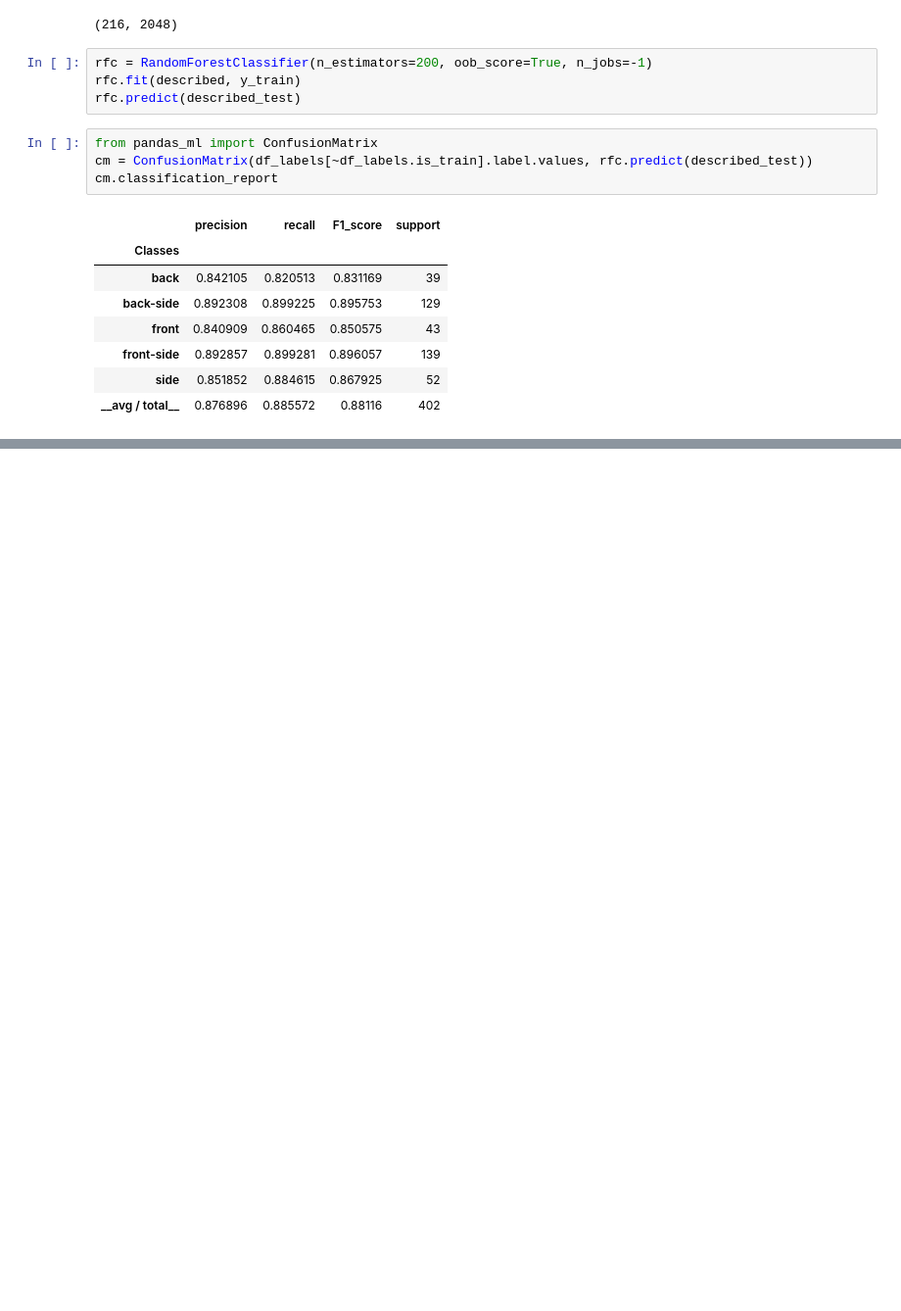
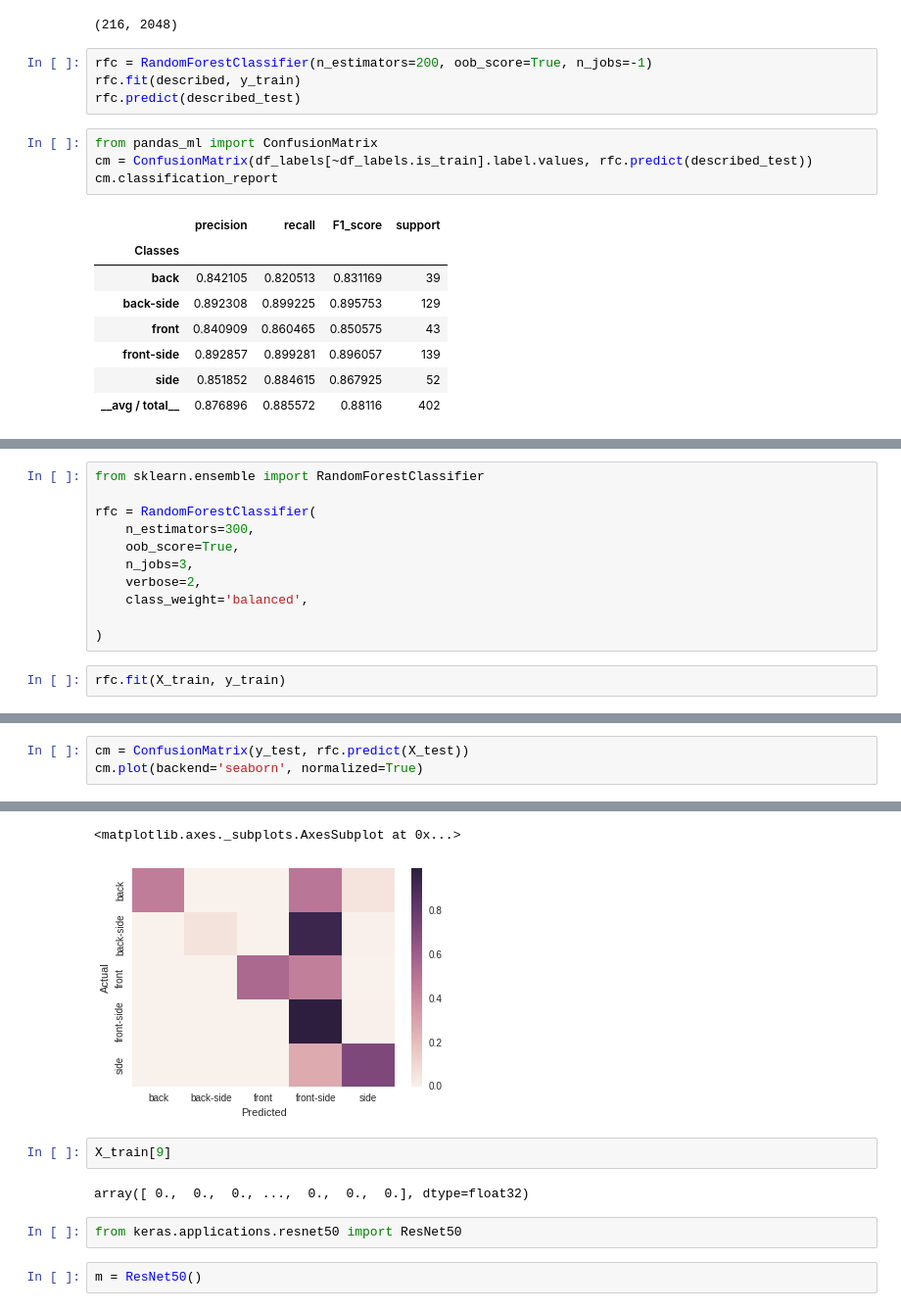
Before and after one commit to i008/detect-good-car-picture, a Jupyter notebook: Untitled.ipynb, the cells around one changed output, grey strips where cells are left out. Shown at 98% size. Saved outputs shown, nothing was run; the diff lists cells and outputs as text; blank space fills up the shorter version.

```diff
--- a/Untitled.ipynb
+++ b/Untitled.ipynb
@@ -118,0 +220,13 @@ plt.imshow(cv2.imread('/home/i008/cars_train/00101.jpg')[:,:,:])
+# %%
+from sklearn.ensemble import RandomForestClassifier
+
+rfc = RandomForestClassifier(
+    n_estimators=300,
+    oob_score=True,
+    n_jobs=3,
+    verbose=2,
+    class_weight='balanced',
+
+)
+# %%
+rfc.fit(X_train, y_train)
@@ -118,0 +294,4 @@ plt.imshow(cv2.imread('/home/i008/cars_train/00101.jpg')[:,:,:])
+# %%
+cm = ConfusionMatrix(y_test, rfc.predict(X_test))
+cm.plot(backend='seaborn', normalized=True)
+# %% [output]
@@ -118,0 +301,10 @@ plt.imshow(cv2.imread('/home/i008/cars_train/00101.jpg')[:,:,:])
+<matplotlib.axes._subplots.AxesSubplot at 0x...>
+[figure, added]
+# %%
+X_train[9]
+# %% [output]
+array([ 0.,  0.,  0., ...,  0.,  0.,  0.], dtype=float32)
+# %%
+from keras.applications.resnet50 import ResNet50
+# %%
+m = ResNet50()
```
Also changed, not shown: parts of 31 cells of this notebook, 7 other files.
